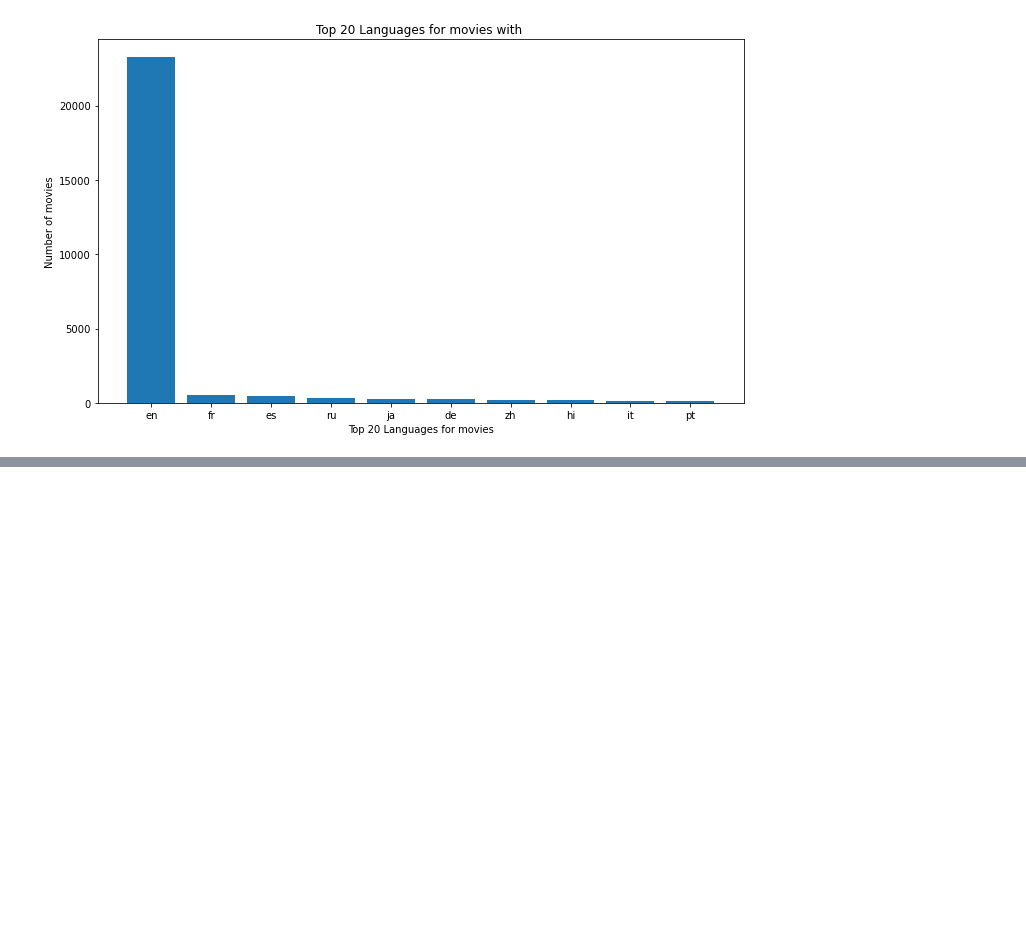
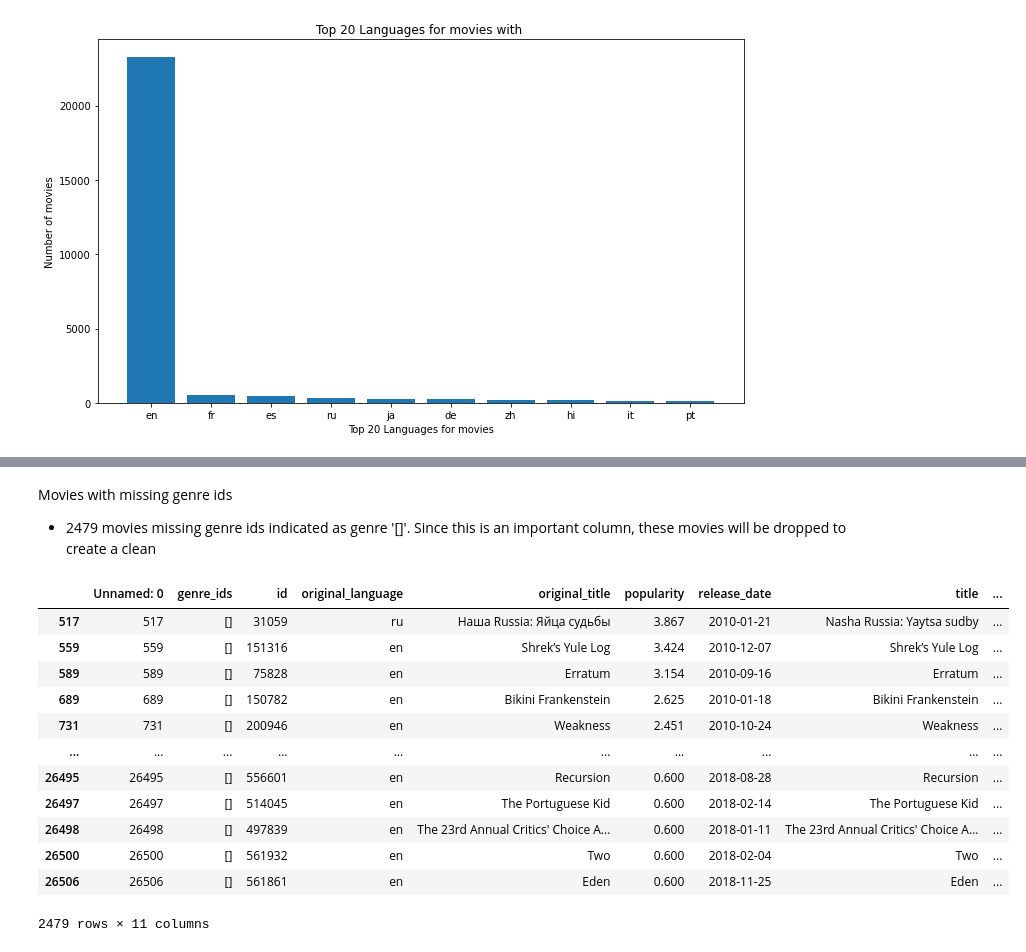
Before and after one commit to NicholasKIRUI/Data-Science-Course---Phase-1-Project, a Jupyter notebook: index.ipynb, the cells around one changed output, grey strips where cells are left out. Drawn from its saved outputs; the diff is of its cells as text; code cells hidden in the pictures; blank space fills up the shorter version.

```diff
--- a/index.ipynb
+++ b/index.ipynb
@@ -1107,0 +1176,19 @@ plt.tight_layout()
+# %% [markdown]
+Movies with missing genre ids
+- 2479 movies missing genre ids indicated as genre '[]'. Since this is an important column, these movies will be dropped to create a clean
+# %%
+tmdb_movies_df[tmdb_movies_df['genre_ids'] == '[]']
+# %% [output]
+|  | Unnamed: 0 | genre_ids | id | original_language | original_title | popularity | release_date | title | ... |
+| 517 | 517 | [] | 31059 | ru | Наша Russia: Яйца судьбы | 3.867 | 2010-01-21 | Nasha Russia: Yaytsa sudby | ... |
+| 559 | 559 | [] | 151316 | en | Shrek’s Yule Log | 3.424 | 2010-12-07 | Shrek’s Yule Log | ... |
+| 589 | 589 | [] | 75828 | en | Erratum | 3.154 | 2010-09-16 | Erratum | ... |
+| 689 | 689 | [] | 150782 | en | Bikini Frankenstein | 2.625 | 2010-01-18 | Bikini Frankenstein | ... |
+| 731 | 731 | [] | 200946 | en | Weakness | 2.451 | 2010-10-24 | Weakness | ... |
+| ... | ... | ... | ... | ... | ... | ... | ... | ... | ... |
+| 26495 | 26495 | [] | 556601 | en | Recursion | 0.600 | 2018-08-28 | Recursion | ... |
+| 26497 | 26497 | [] | 514045 | en | The Portuguese Kid | 0.600 | 2018-02-14 | The Portuguese Kid | ... |
+| 26498 | 26498 | [] | 497839 | en | The 23rd Annual Critics' Choice A... | 0.600 | 2018-01-11 | The 23rd Annual Critics' Choice A... | ... |
+| 26500 | 26500 | [] | 561932 | en | Two | 0.600 | 2018-02-04 | Two | ... |
+| 26506 | 26506 | [] | 561861 | en | Eden | 0.600 | 2018-11-25 | Eden | ... |
+2479 rows × 11 columns
```
Also changed, not shown: parts of 13 cells of this notebook.
